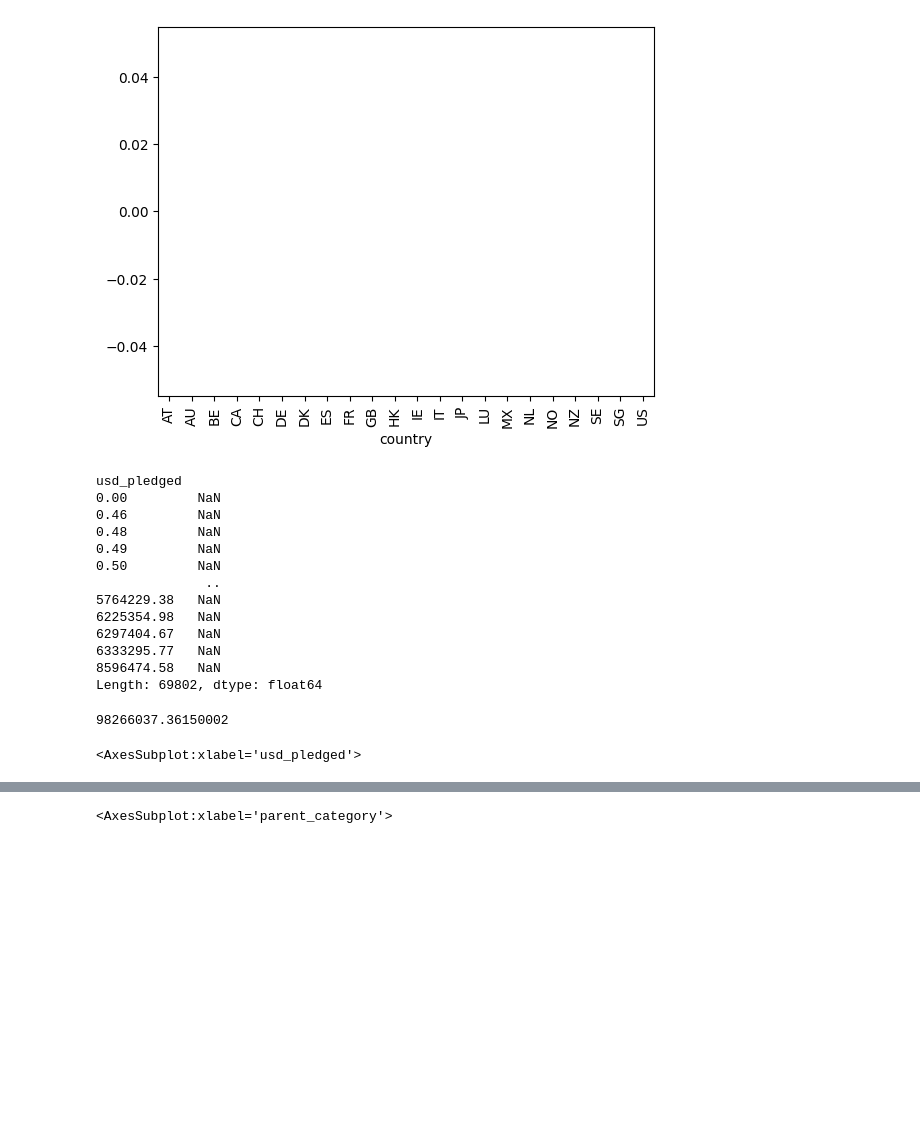
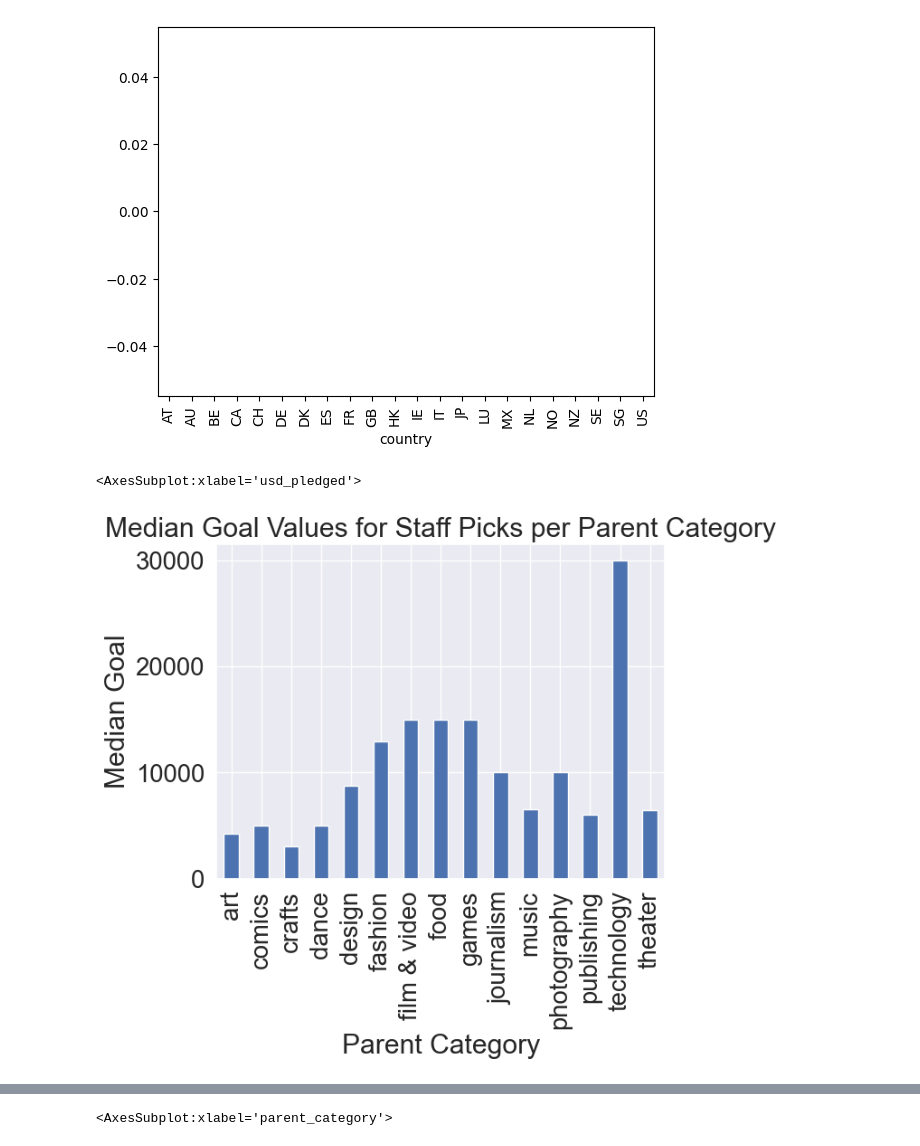
Before and after one commit to joshuadbeil/kickstarter_challenge, a Jupyter notebook: 04-Visualisations.ipynb, the cells around one changed output, grey strips where cells are left out. Cells and saved outputs as stored; diff of their text form; code cells hidden in the pictures; blank space fills up the shorter version.

```diff
--- a/04-Visualisations.ipynb
+++ b/04-Visualisations.ipynb
@@ -230,28 +239,22 @@ countries.sort_values(ascending=False).plot(kind = 'bar')
 [figure]
 # %%
 pledged = df.query('state ==1').groupby(['usd_pledged']).size() / df.groupby(['usd_pledged']).size()
-# %%
-pledged.sort_values()
-# %% [output]
-usd_pledged
-0.00         NaN
-0.46         NaN
-0.48         NaN
-0.49         NaN
-0.50         NaN
-              ..
-5764229.38   NaN
-6225354.98   NaN
-6297404.67   NaN
-6333295.77   NaN
-8596474.58   NaN
-Length: 69802, dtype: float64
-# %%
-test = df.query('state == 1')
-(test['usd_pledged'].sum() * 0.5) / 10
-# %% [output]
-98266037.36150002
 # %%
 pledged.sort_values(ascending=False).plot(kind = 'bar')
 # %% [output]
 <AxesSubplot:xlabel='usd_pledged'>
+# %%
+
+df_staff_pick = df[df['staff_pick'] == True]
+
+median_goal = df_staff_pick.groupby('parent_category')['converted_goal'].median()
+
+median_goal.plot(kind='bar')
+plt.title('Median Goal Values for Staff Picks per Parent Category')
+plt.xlabel('Parent Category')
+plt.ylabel('Median Goal')
+plt.show()
+
+#test.sort_values(ascending=False).plot(kind = 'bar')
+# %% [output]
+[figure, added]
```
Also changed, not shown: parts of 3 cells of this notebook.
